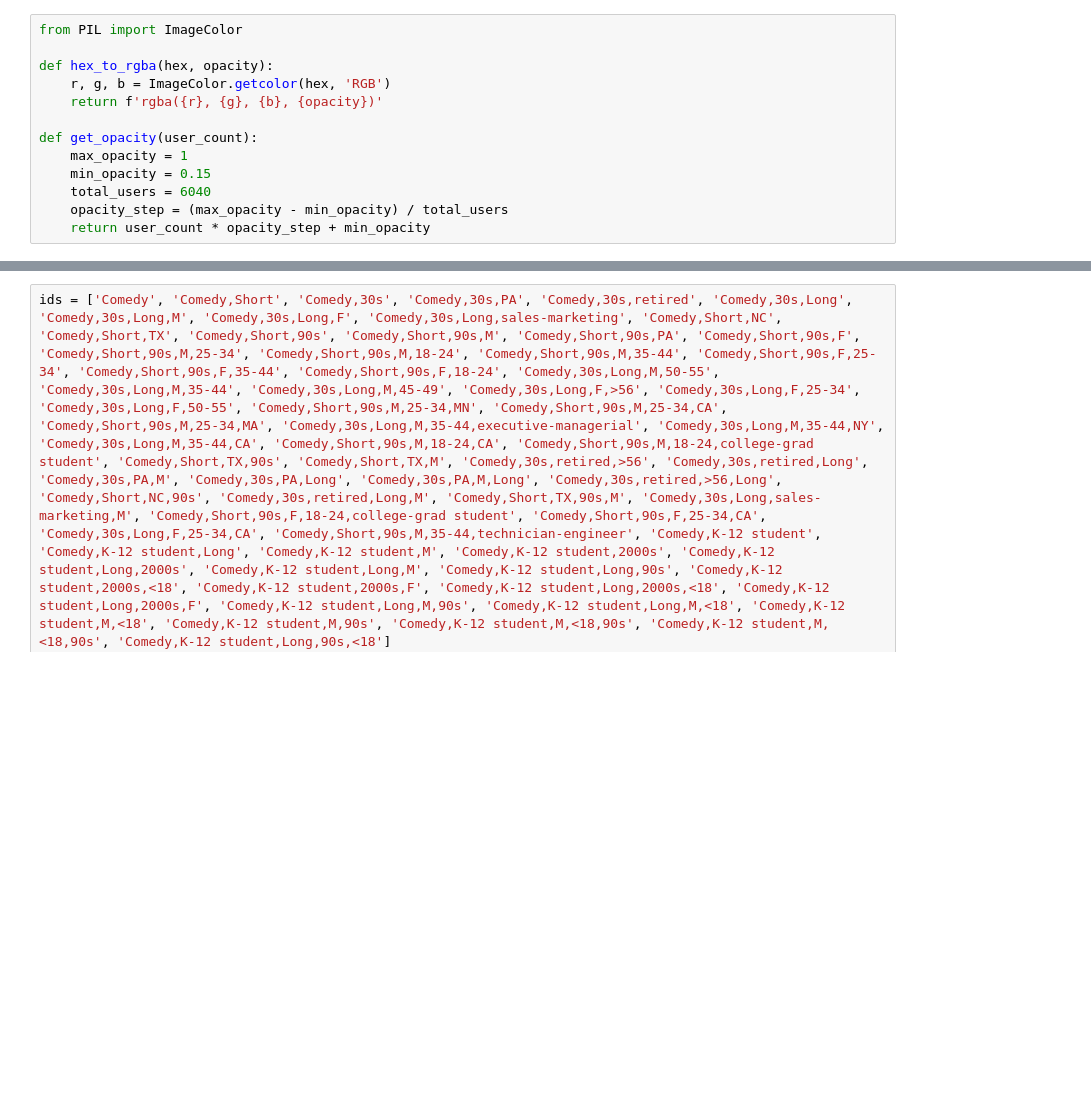
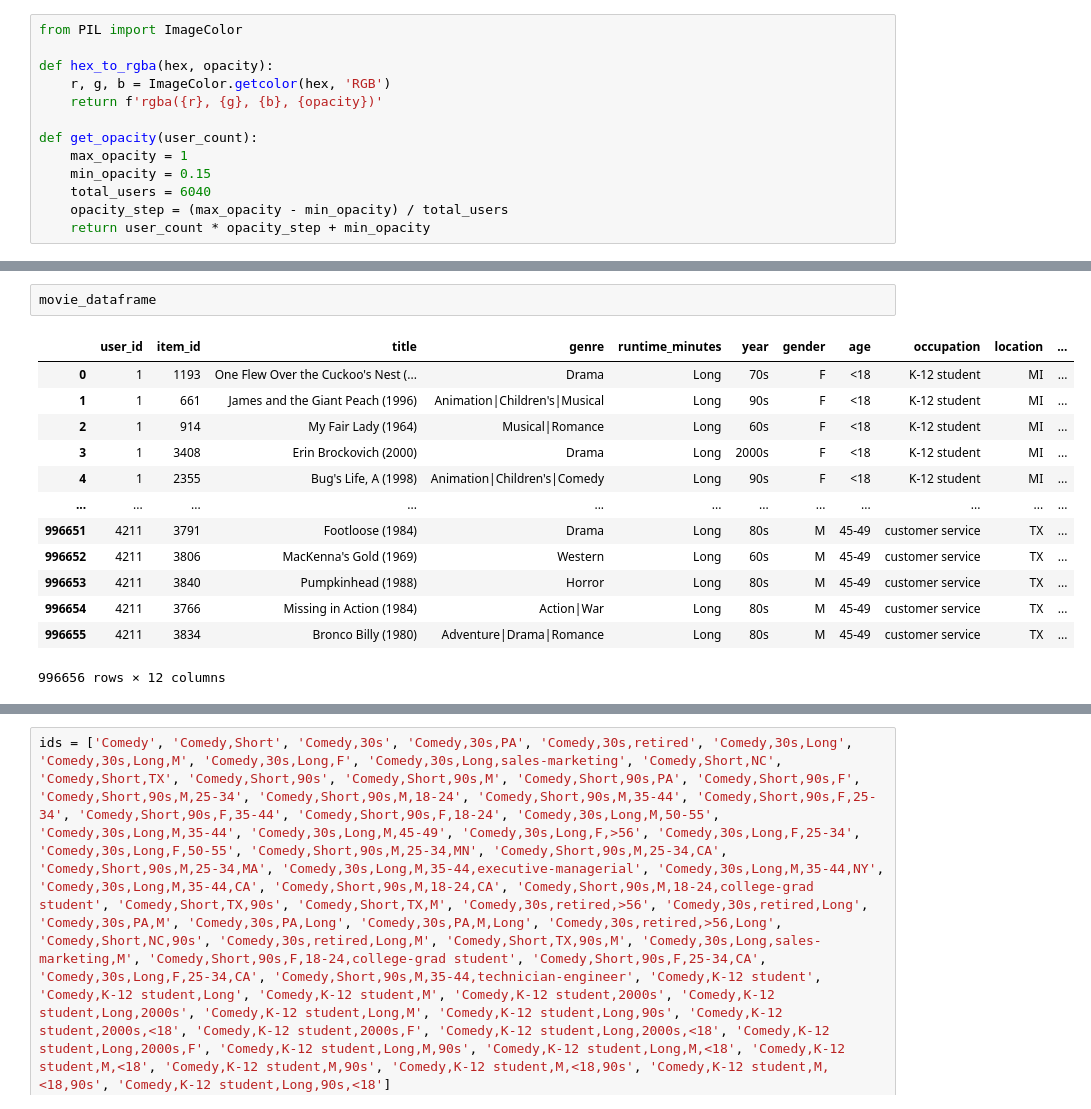
Before and after one commit to Vicente-Nejar-de-Almeida/hypothesis-driven-exploration, a Jupyter notebook: notebooks/visualization.ipynb, the cells around one changed output, grey strips where cells are left out. Drawn from its saved outputs; the diff is of its cells as text; blank space fills up the shorter version.

```diff
--- a/notebooks/visualization.ipynb
+++ b/notebooks/visualization.ipynb
@@ -82,0 +220,16 @@ fig.show()
+# %%
+movie_dataframe
+# %% [output]
+|  | user_id | item_id | title | genre | runtime_minutes | year | gender | age | occupation | location | ... |
+| 0 | 1 | 1193 | One Flew Over the Cuckoo's Nest (... | Drama | Long | 70s | F | <18 | K-12 student | MI | ... |
+| 1 | 1 | 661 | James and the Giant Peach (1996) | Animation|Children's|Musical | Long | 90s | F | <18 | K-12 student | MI | ... |
+| 2 | 1 | 914 | My Fair Lady (1964) | Musical|Romance | Long | 60s | F | <18 | K-12 student | MI | ... |
+| 3 | 1 | 3408 | Erin Brockovich (2000) | Drama | Long | 2000s | F | <18 | K-12 student | MI | ... |
+| 4 | 1 | 2355 | Bug's Life, A (1998) | Animation|Children's|Comedy | Long | 90s | F | <18 | K-12 student | MI | ... |
+| ... | ... | ... | ... | ... | ... | ... | ... | ... | ... | ... | ... |
+| 996651 | 4211 | 3791 | Footloose (1984) | Drama | Long | 80s | M | 45-49 | customer service | TX | ... |
+| 996652 | 4211 | 3806 | MacKenna's Gold (1969) | Western | Long | 60s | M | 45-49 | customer service | TX | ... |
+| 996653 | 4211 | 3840 | Pumpkinhead (1988) | Horror | Long | 80s | M | 45-49 | customer service | TX | ... |
+| 996654 | 4211 | 3766 | Missing in Action (1984) | Action|War | Long | 80s | M | 45-49 | customer service | TX | ... |
+| 996655 | 4211 | 3834 | Bronco Billy (1980) | Adventure|Drama|Romance | Long | 80s | M | 45-49 | customer service | TX | ... |
+996656 rows × 12 columns
```
Also changed, not shown: parts of 16 cells of this notebook, 11 other files.
